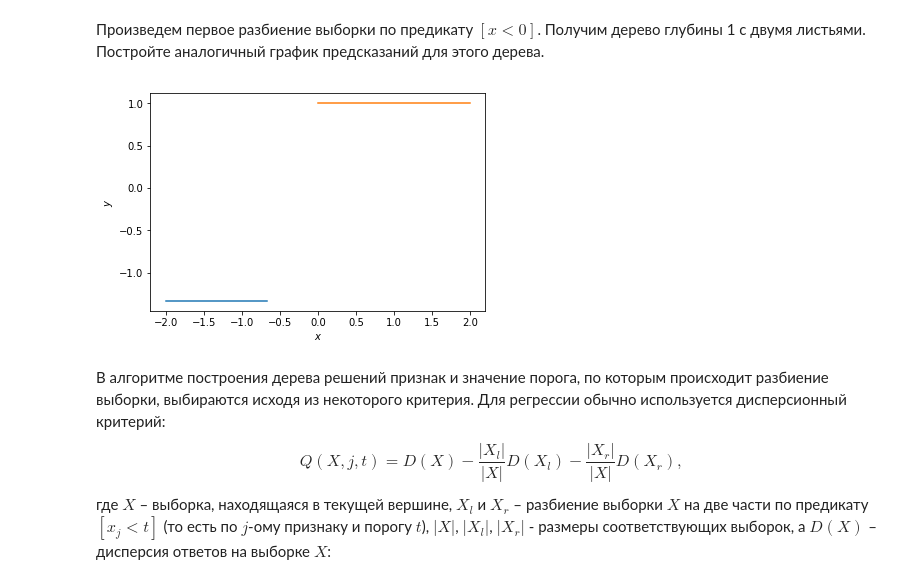
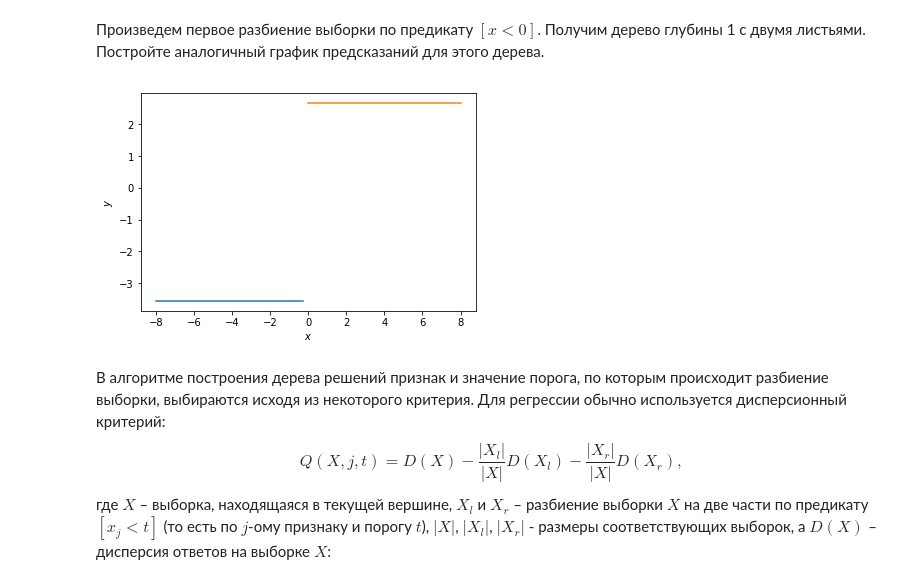
Before and after one commit to Kryvonis/ml_open, a Jupyter notebook: hw3_session3_decision_trees.ipynb, the cells around one changed output. Cells and saved outputs as stored; diff of their text form; code cells hidden in the pictures.

```diff
--- a/hw3_session3_decision_trees.ipynb
+++ b/hw3_session3_decision_trees.ipynb
@@ -47,16 +47,17 @@ plt.ylabel(r'$y$');
 Произведем первое разбиение выборки по предикату $[x < 0]$. Получим дерево глубины 1 с двумя листьями. Постройте аналогичный график предсказаний для этого дерева.
 # %%
 # Ваш код здесь
-f_X = X[X<0]
-s_X = X[X>=0]
+f_X = y[X<0]
+s_X = y[X>=0]
+
 f_leave = np.array([np.mean(f_X) for _ in range(len(f_X))])
 s_leave = np.array([np.mean(s_X) for _ in range(len(s_X))])
 plt.plot(f_X, f_leave)
 plt.plot(s_X, s_leave)
 plt.xlabel(r'$x$')
 plt.ylabel(r'$y$');
 # %% [output]
-[figure, old version]
+[figure, new version]
 # %% [markdown]
 В алгоритме построения дерева решений признак и значение порога, по которым происходит разбиение выборки, выбираются исходя из некоторого критерия. Для регрессии обычно используется дисперсионный критерий:
 $$Q(X, j, t) = D(X) - \dfrac{|X_l|}{|X|} D(X_l) - \dfrac{|X_r|}{|X|} D(X_r),$$
```
Also changed, not shown: parts of 3 cells of this notebook.
